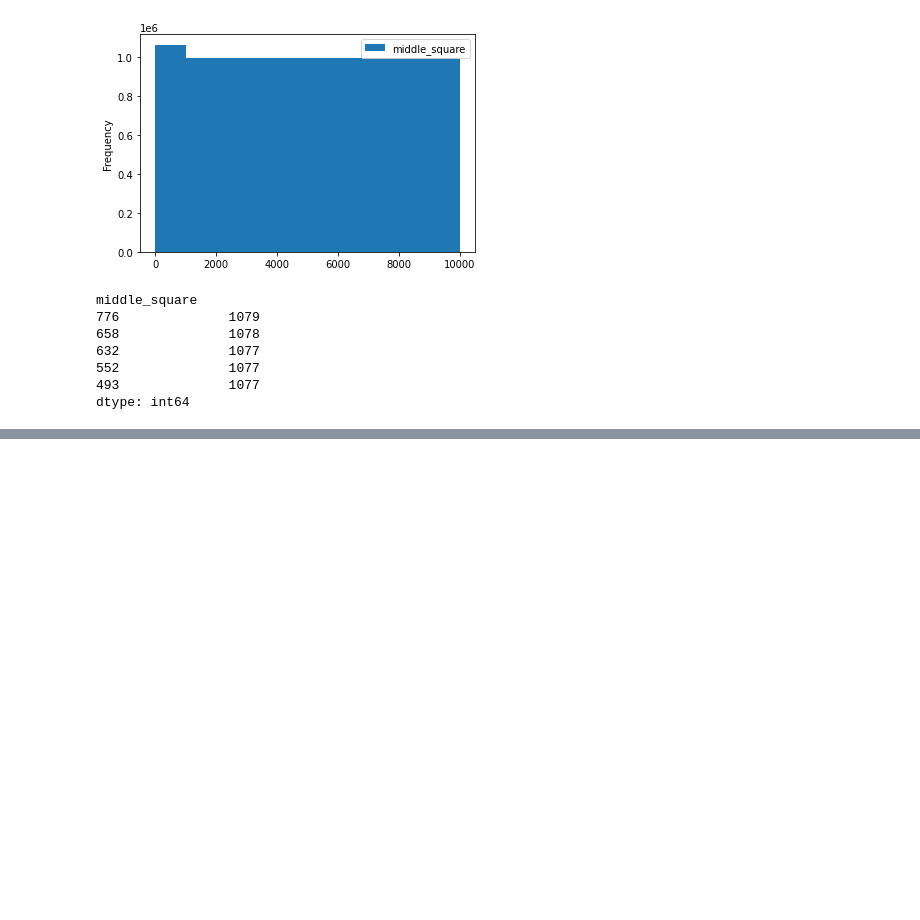
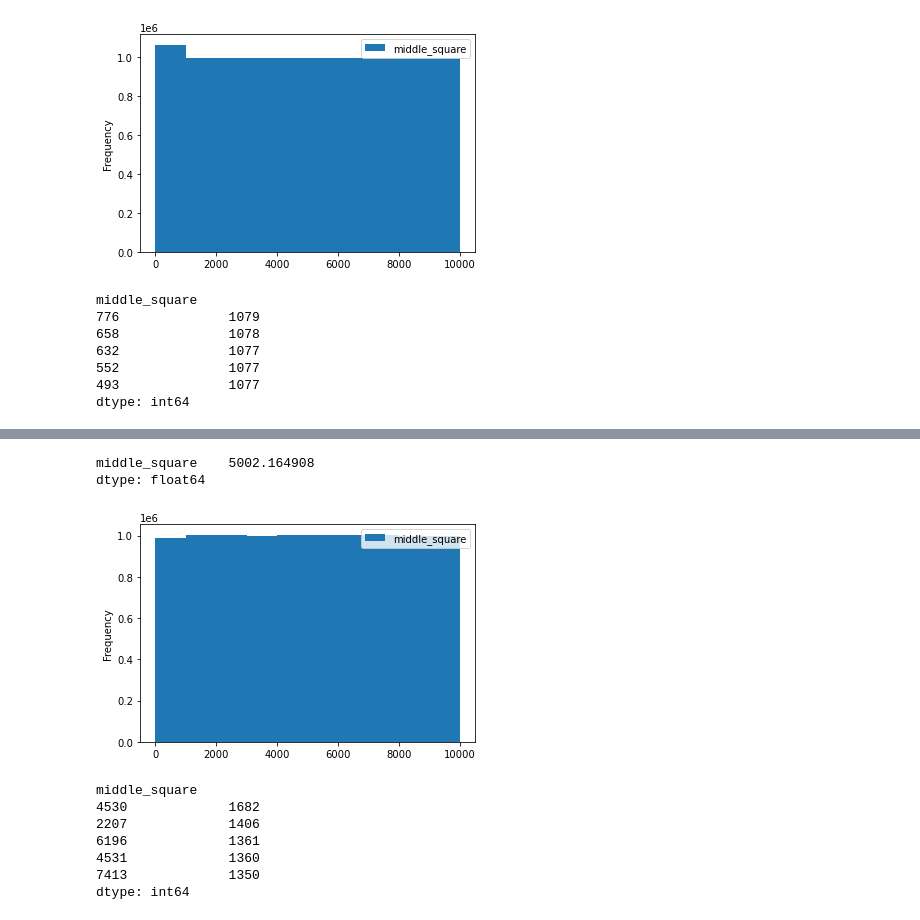
Before and after one commit to guilhermesilveira/datascience, a Jupyter notebook: Pseudo_aleatoriedade.ipynb, the cells around one changed output, grey strips where cells are left out. Saved outputs shown, nothing was run; the diff lists cells and outputs as text; code cells hidden in the pictures; blank space fills up the shorter version.

```diff
--- a/Pseudo_aleatoriedade.ipynb
+++ b/Pseudo_aleatoriedade.ipynb
@@ -53,9 +53,10 @@ import matplotlib.pyplot as plt
 
 
 def test_random(pseudo_random_generator):
-  results = np.array([pseudo_random_generator() for i in tqdm(range(10000000))])
-  results = pd.DataFrame(np.array([results]).T, columns=["middle_square"])
-  print(results.mean())
-  results.plot(kind='hist')
-  plt.show()
-  display(results.value_counts().head())
+     results = np.array([pseudo_random_generator() for i in tqdm(range(10000000))])
+    results = pd.DataFrame(np.array([results]).T, columns=["middle_square"])
+    print(results.mean())
+    results.plot(kind='hist')
+    plt.show()
+    display(results.value_counts().head())
+    results.describe()
@@ -145,0 +173,28 @@ dtype: int64
+# %%
+x = 0
+weil_counter = 0
+k = int("0xb5ad4eceda1ce2a9", 0)
+def msws_adjusted():
+    global x, weil_counter, k
+    result = x * x
+    weil_counter += k
+    result += weil_counter
+    result = str(result).zfill(8)
+    #Using the second and sixth from right to left
+    result = result[-6:-2]
+    result = int(result)
+    x = result
+    return result
+# %%
+test_random(msws_adjusted)
+# %% [output]
+middle_square    5002.164908
+dtype: float64
+[figure, added]
+middle_square
+4530             1682
+2207             1406
+6196             1361
+4531             1360
+7413             1350
+dtype: int64
```
Also changed, not shown: parts of 8 cells of this notebook.
